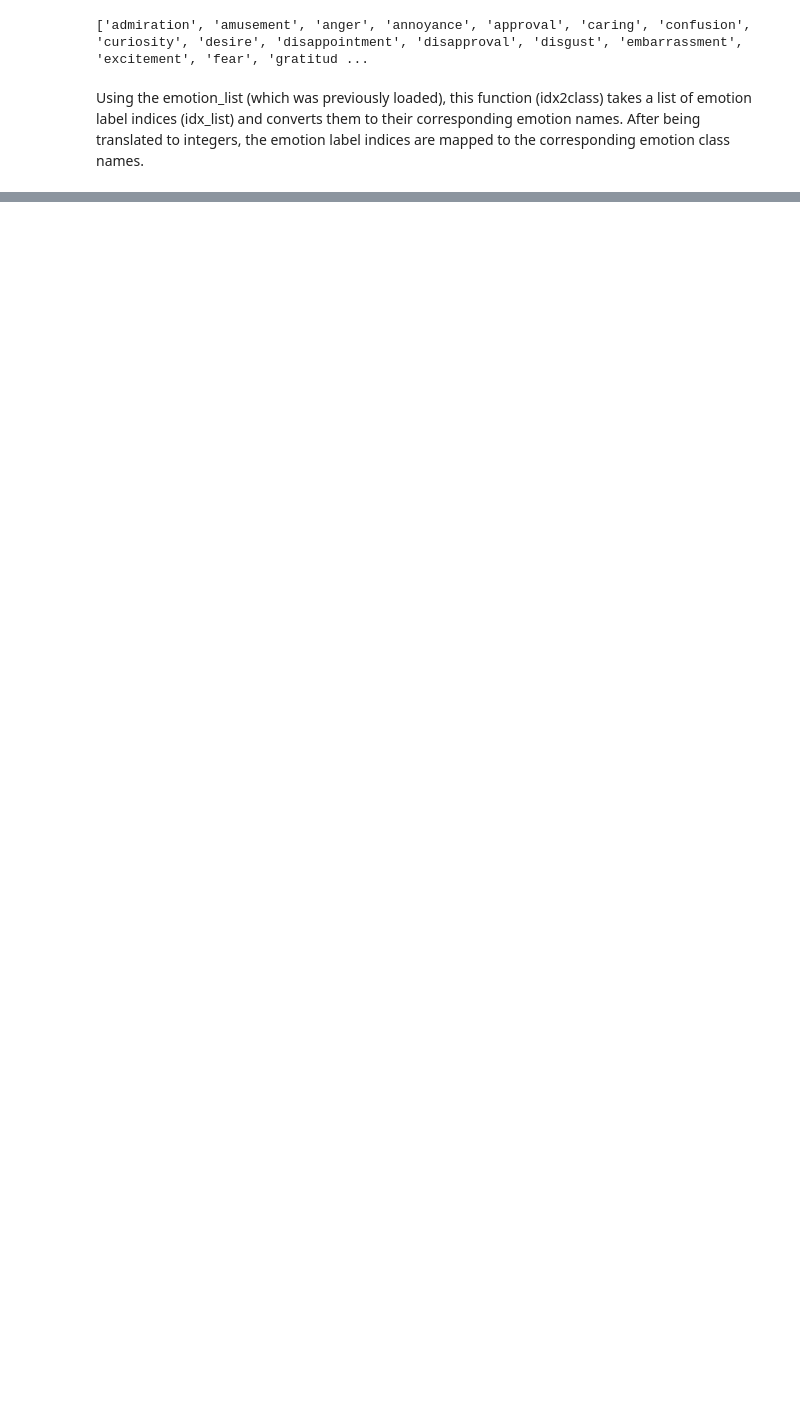
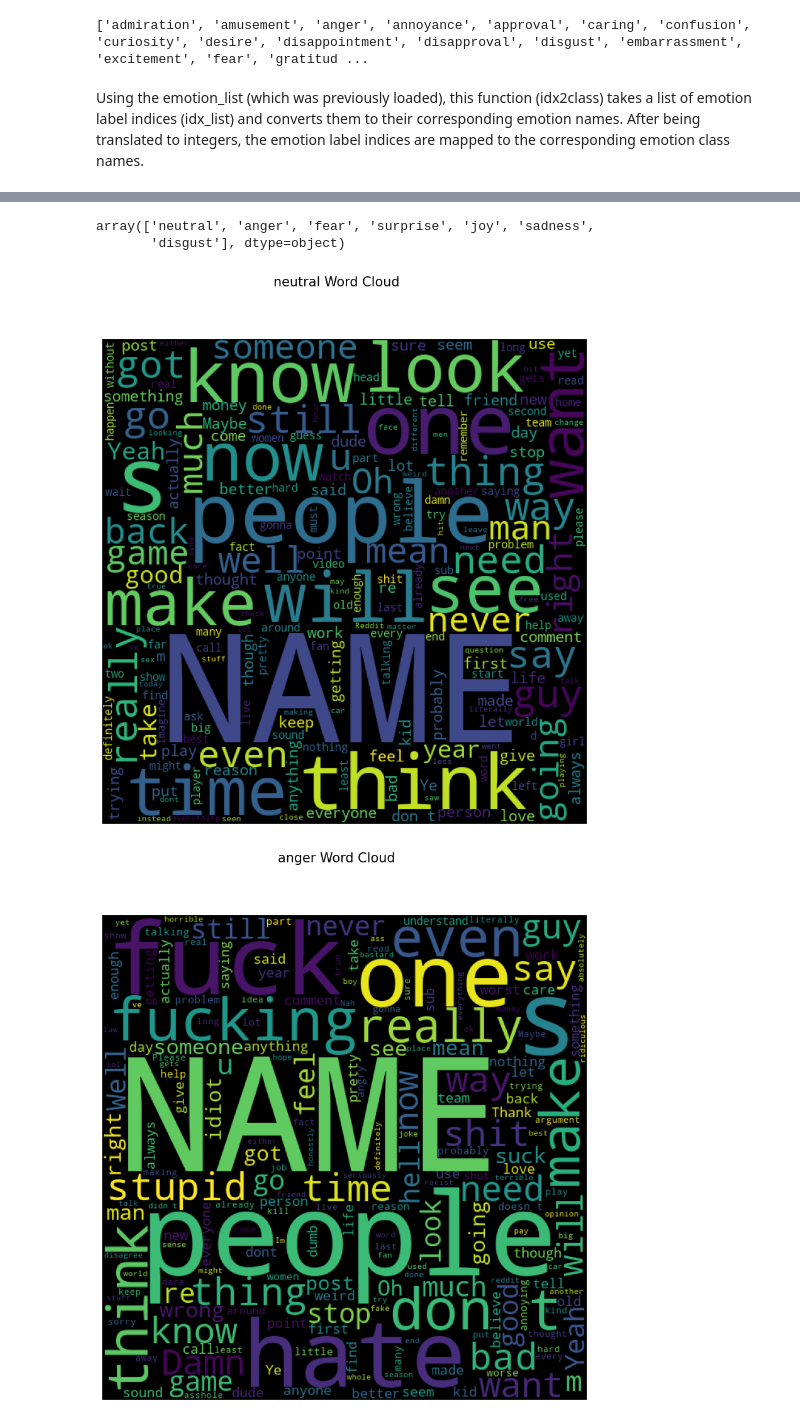
Before and after one commit to Bandersnatch09/Multi-Label-Emotion-Classification-using-NLP, a Jupyter notebook: project notebook P4.ipynb, the cells around one changed output, grey strips where cells are left out. Cells and saved outputs as stored; diff of their text form; code cells hidden in the pictures; blank space fills up the shorter version.

```diff
--- a/project notebook P4.ipynb
+++ b/project notebook P4.ipynb
@@ -170,0 +197,12 @@ dev_data.head()
+# %%
+train_data = train_data.drop(["Mapped Emotions"], axis=1)
+test_data = test_data.drop(["Mapped Emotions"], axis=1)
+dev_data = dev_data.drop(["Mapped Emotions"], axis=1)
+# %%
+#dropping Duplicated columns.
+train_data = train_data.loc[:, ~train_data.columns.duplicated()]
+test_data = test_data.loc[:, ~test_data.columns.duplicated()]
+
+
+#train_data.head()
+#test_data.head()
@@ -170,0 +233,21 @@ dev_data.head()
+# %%
+emotion_list = train_data["Emotion"].unique()
+emotion_list
+# %% [output]
+array(['neutral', 'anger', 'fear', 'surprise', 'joy', 'sadness',
+       'disgust'], dtype=object)
+# %%
+def word_cloud(wordcloud, df):
+
+    plt.figure(figsize=(10, 10))
+    plt.suptitle(df + " Word Cloud", size=15)
+    plt.imshow(wordcloud)
+    plt.axis("off")
+# %%
+for emotion in emotion_list:
+    text = " ".join([sentence for sentence in train_data.loc[train_data["Emotion"] == emotion, "text"]])
+    wordcloud = WordCloud(width=600, height=600).generate(text)
+    word_cloud(wordcloud, emotion)
+# %% [output]
+[figure, added]
+[figure, added]
```
Also changed, not shown: parts of 41 cells of this notebook.
